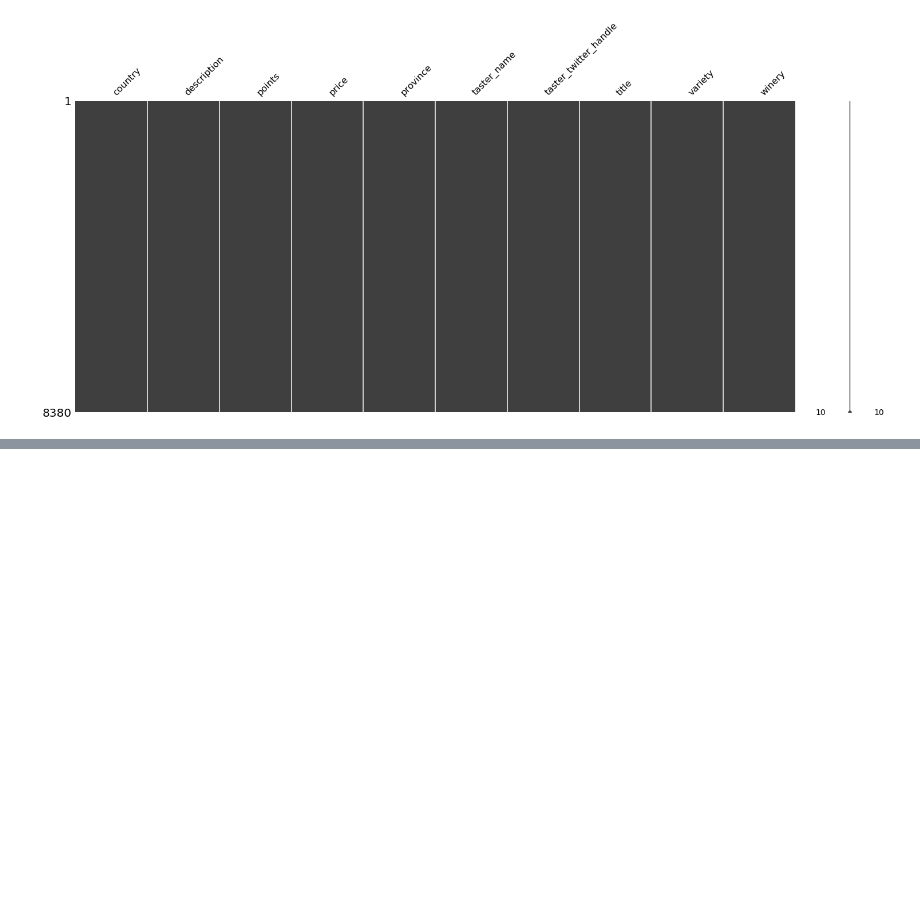
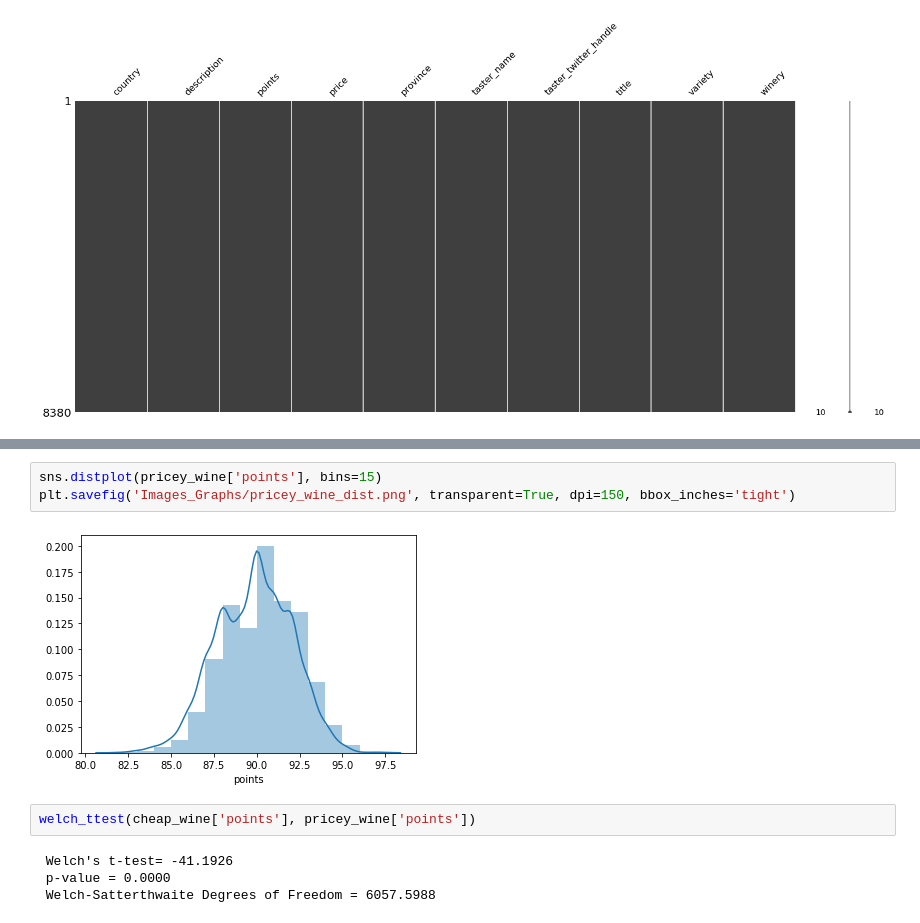
Before and after one commit to nzauner/Wine_Project, a Jupyter notebook: Wine_Analysis.ipynb, the cells around one changed output, grey strips where cells are left out. Drawn from its saved outputs; the diff is of its cells as text; blank space fills up the shorter version.

```diff
--- a/Wine_Analysis.ipynb
+++ b/Wine_Analysis.ipynb
@@ -46,0 +106,11 @@ wine_df.groupby("country")['price'].describe()
+# %%
+sns.distplot(pricey_wine['points'], bins=15)
+plt.savefig('Images_Graphs/pricey_wine_dist.png', transparent=True, dpi=150, bbox_inches='tight')
+# %% [output]
+[figure, added]
+# %%
+welch_ttest(cheap_wine['points'], pricey_wine['points'])
+# %% [output]
+ Welch's t-test= -41.1926
+ p-value = 0.0000
+ Welch-Satterthwaite Degrees of Freedom = 6057.5988
```
Also changed, not shown: parts of 30 cells of this notebook, 12 other files.
